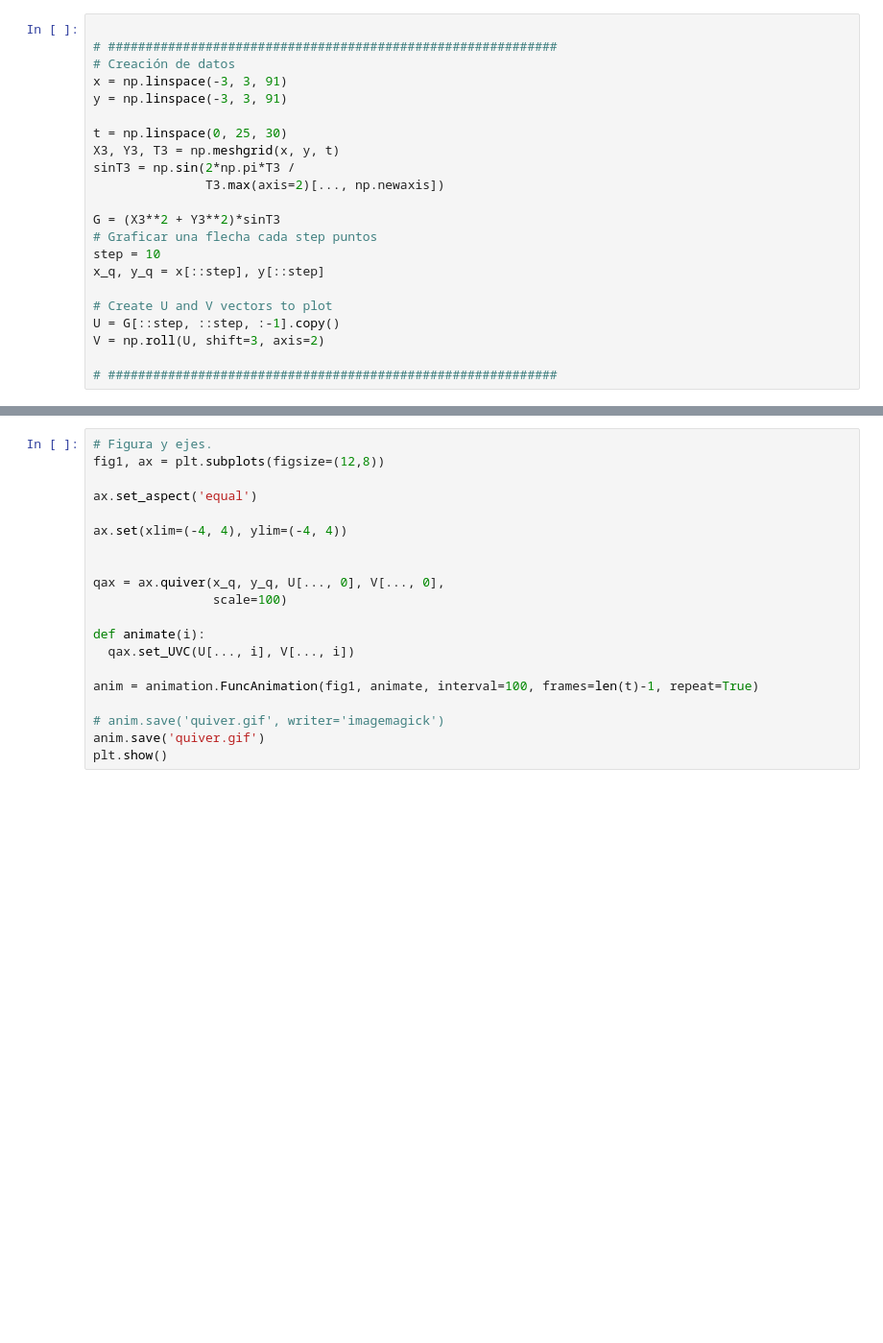
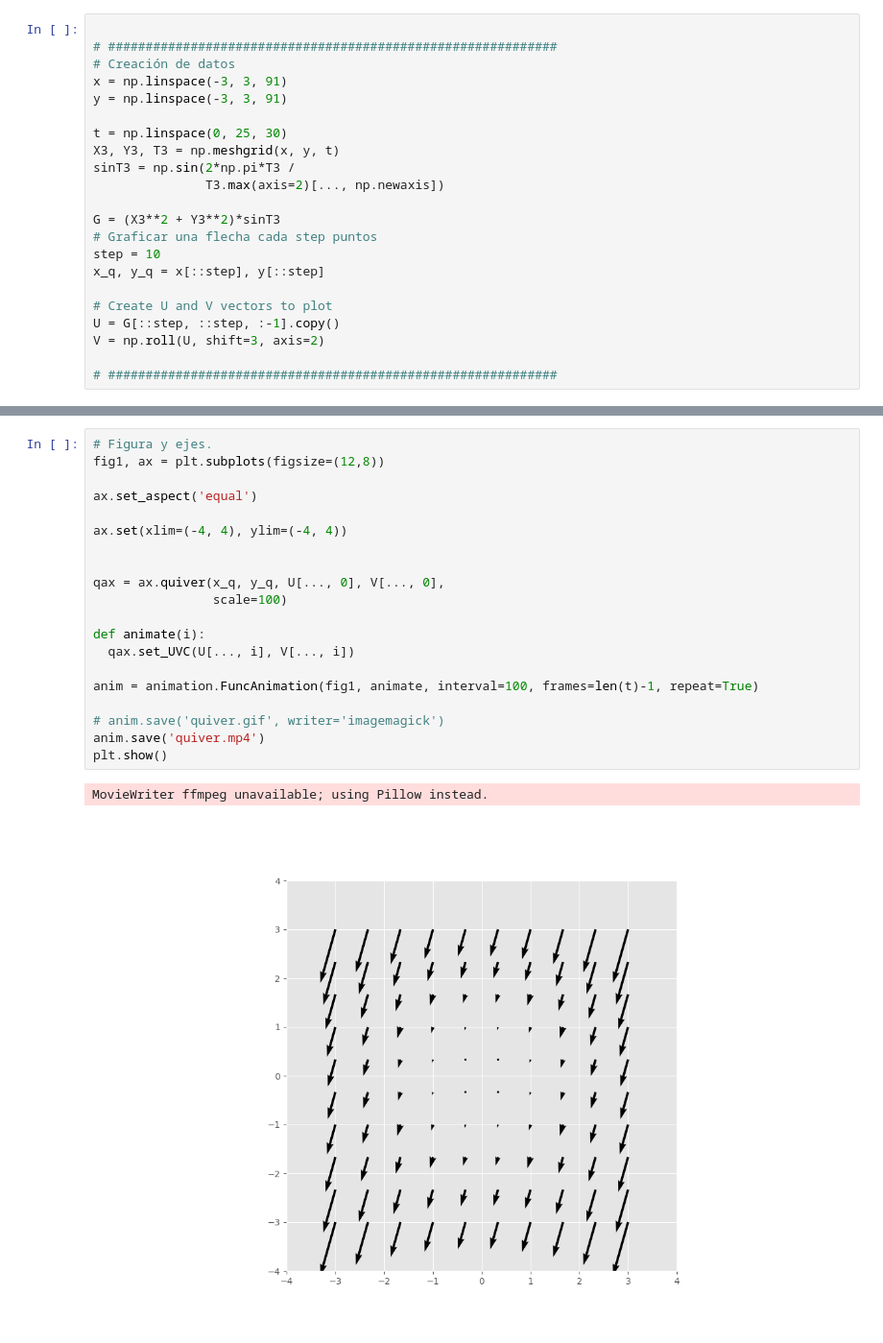
Before and after one commit to fiolj/intro-python-IB, a Jupyter notebook: clases/14_1_3_quiver.ipynb, the cells around one changed output, grey strips where cells are left out. Shown at 96% size. Cells and saved outputs as stored; diff of their text form; blank space fills up the shorter version.

```diff
--- a/clases/14_1_3_quiver.ipynb
+++ b/clases/14_1_3_quiver.ipynb
@@ -57,22 +96,25 @@ print(V.shape)
 # %%
 # Figura y ejes.
 fig1, ax = plt.subplots(figsize=(12,8))
 
 ax.set_aspect('equal')
 
 ax.set(xlim=(-4, 4), ylim=(-4, 4))
 
 
 qax = ax.quiver(x_q, y_q, U[..., 0], V[..., 0],
                 scale=100)
 
 def animate(i):
   qax.set_UVC(U[..., i], V[..., i])
 
 anim = animation.FuncAnimation(fig1, animate, interval=100, frames=len(t)-1, repeat=True)
 
 # anim.save('quiver.gif', writer='imagemagick')
-anim.save('quiver.gif')
+anim.save('quiver.mp4')
 plt.show()
+# %% [output]
+MovieWriter ffmpeg unavailable; using Pillow instead.
+[figure, added]
 # %%
 T3.max(axis=2)[..., np.newaxis].shape
```
Also changed, not shown: parts of 8 cells of this notebook, 27 other files.
